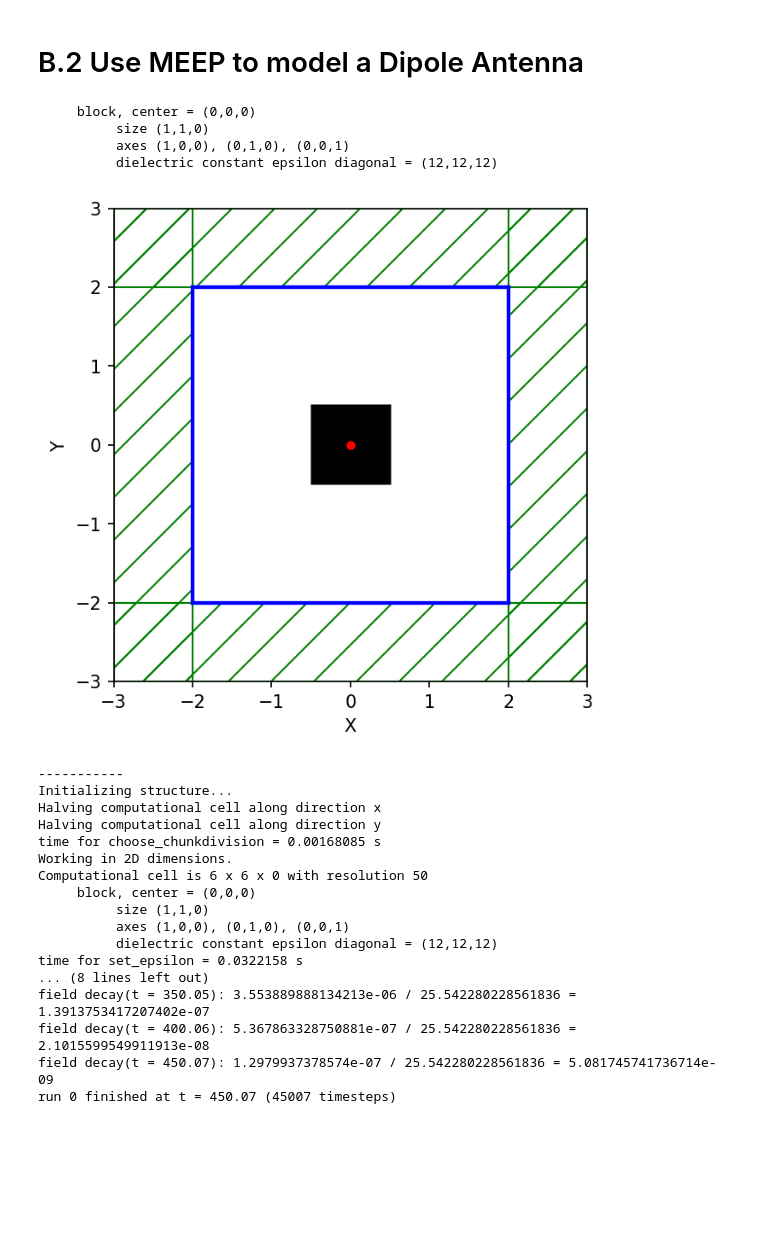
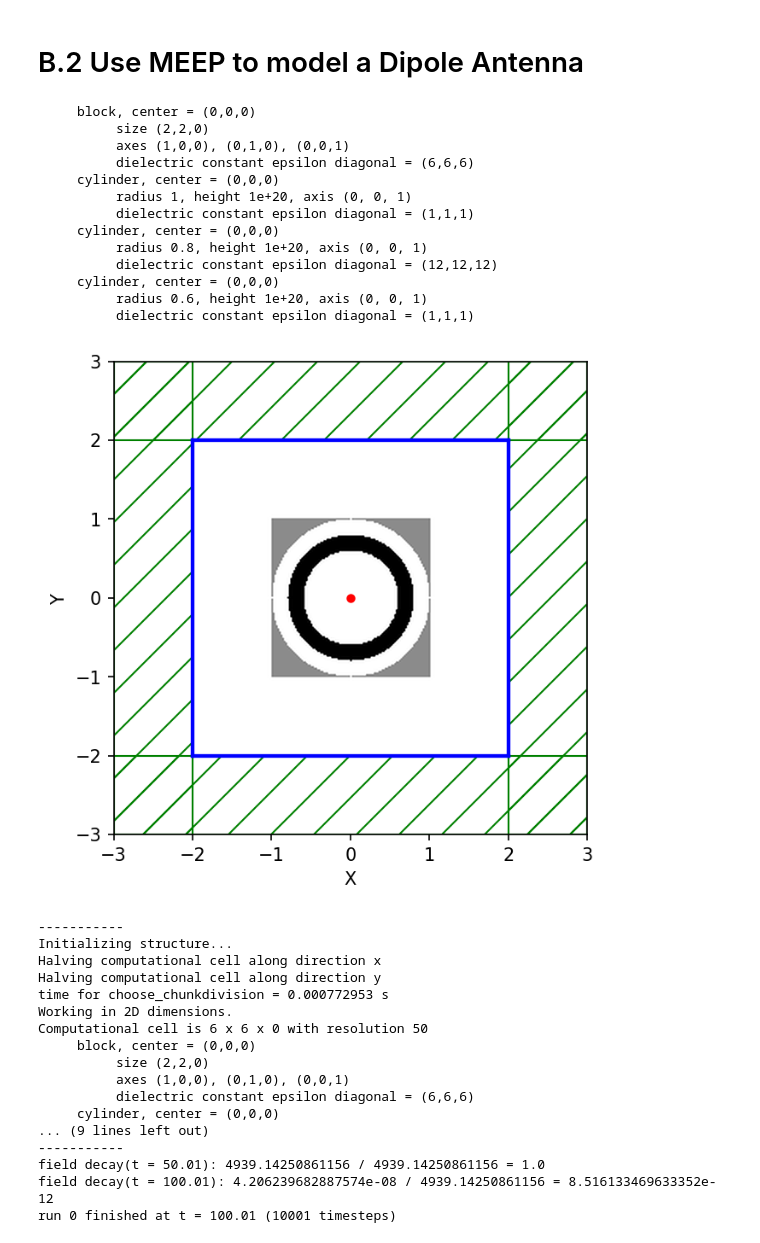
Before and after one commit to joaopedrobiu6/CompElectroMag, a Jupyter notebook: pro2/Assignment2.ipynb, the cells around one changed output. Drawn from its saved outputs; the diff is of its cells as text; code cells hidden in the pictures; blank space fills up the shorter version.

```diff
--- a/pro2/Assignment2.ipynb
+++ b/pro2/Assignment2.ipynb
@@ -626,7 +652,12 @@ elif src_cmpt == mp.Ez:
     symmetries = [mp.Mirror(mp.X, phase=+1), mp.Mirror(mp.Y, phase=+1)]
 
 # ADDED GEOMETRY TO OBTAIN THE REQUIRED DESIGN
-geometry = [mp.Block(mp.Vector3(1, 1), center=mp.Vector3(), material=mp.Medium(epsilon=12))]
+geometry = [
+    mp.Block(size=[2, 2], center=mp.Vector3(), material=mp.Medium(epsilon=6)),
+    mp.Cylinder(radius=1, center=mp.Vector3(), height=mp.inf, material=mp.Medium(epsilon=1)),
+    mp.Cylinder(radius=0.8, center=mp.Vector3(), height=mp.inf, material=mp.Medium(epsilon=12)),
+    mp.Cylinder(radius=0.6, center=mp.Vector3(), height=mp.inf, material=mp.Medium(epsilon=1)),
+]
 
 sim = mp.Simulation(
     cell_size=cell,
@@ -637,35 +668,44 @@ sim = mp.Simulation(
     geometry=geometry,
 )
 
 nearfield_box = sim.add_near2far(
     fcen,
     0,
     1,
     mp.Near2FarRegion(mp.Vector3(y=0.5 * sxy), size=mp.Vector3(sxy)),
     mp.Near2FarRegion(mp.Vector3(y=-0.5 * sxy), size=mp.Vector3(sxy), weight=-1),
     mp.Near2FarRegion(mp.Vector3(0.5 * sxy), size=mp.Vector3(y=sxy)),
     mp.Near2FarRegion(mp.Vector3(-0.5 * sxy), size=mp.Vector3(y=sxy), weight=-1),
 )
 
 flux_box = sim.add_flux(
     fcen,
     0,
     1,
     mp.FluxRegion(mp.Vector3(y=0.5 * sxy), size=mp.Vector3(sxy)),
     mp.FluxRegion(mp.Vector3(y=-0.5 * sxy), size=mp.Vector3(sxy), weight=-1),
     mp.FluxRegion(mp.Vector3(0.5 * sxy), size=mp.Vector3(y=sxy)),
     mp.FluxRegion(mp.Vector3(-0.5 * sxy), size=mp.Vector3(y=sxy), weight=-1),
 )
 
 f = plt.figure(dpi=150)
 sim.plot2D(ax=f.gca())
 plt.show()
 # %% [output]
      block, center = (0,0,0)
-          size (1,1,0)
+          size (2,2,0)
           axes (1,0,0), (0,1,0), (0,0,1)
+          dielectric constant epsilon diagonal = (6,6,6)
+     cylinder, center = (0,0,0)
+          radius 1, height 1e+20, axis (0, 0, 1)
+          dielectric constant epsilon diagonal = (1,1,1)
+     cylinder, center = (0,0,0)
+          radius 0.8, height 1e+20, axis (0, 0, 1)
           dielectric constant epsilon diagonal = (12,12,12)
+     cylinder, center = (0,0,0)
+          radius 0.6, height 1e+20, axis (0, 0, 1)
+          dielectric constant epsilon diagonal = (1,1,1)
-[figure, old version]
+[figure, new version]
 # %%
 sim.run(until_after_sources=mp.stop_when_fields_decayed(50, src_cmpt, mp.Vector3(), 1e-8))
 # %% [output]
@@ -673,19 +713,19 @@ sim.run(until_after_sources=mp.stop_when_fields_decayed(50, src_cmpt, mp.Vector3
 Initializing structure...
 Halving computational cell along direction x
 Halving computational cell along direction y
-time for choose_chunkdivision = 0.00168085 s
+time for choose_chunkdivision = 0.000772953 s
 Working in 2D dimensions.
 Computational cell is 6 x 6 x 0 with resolution 50
      block, center = (0,0,0)
-          size (1,1,0)
+          size (2,2,0)
           axes (1,0,0), (0,1,0), (0,0,1)
-          dielectric constant epsilon diagonal = (12,12,12)
-time for set_epsilon = 0.0322158 s
-... (8 lines left out)
-field decay(t = 350.05): 3.553889888134213e-06 / 25.542280228561836 = 1.3913753417207402e-07
-field decay(t = 400.06): 5.367863328750881e-07 / 25.542280228561836 = 2.1015599549911913e-08
-field decay(t = 450.07): 1.2979937378574e-07 / 25.542280228561836 = 5.081745741736714e-09
-run 0 finished at t = 450.07 (45007 timesteps)
+          dielectric constant epsilon diagonal = (6,6,6)
+     cylinder, center = (0,0,0)
+... (9 lines left out)
+-----------
+field decay(t = 50.01): 4939.14250861156 / 4939.14250861156 = 1.0
+field decay(t = 100.01): 4.206239682887574e-08 / 4939.14250861156 = 8.516133469633352e-12
+run 0 finished at t = 100.01 (10001 timesteps)
 # %%
 near_flux = mp.get_fluxes(flux_box)[0]
 # %%
```
Also changed, not shown: parts of 15 cells of this notebook.
